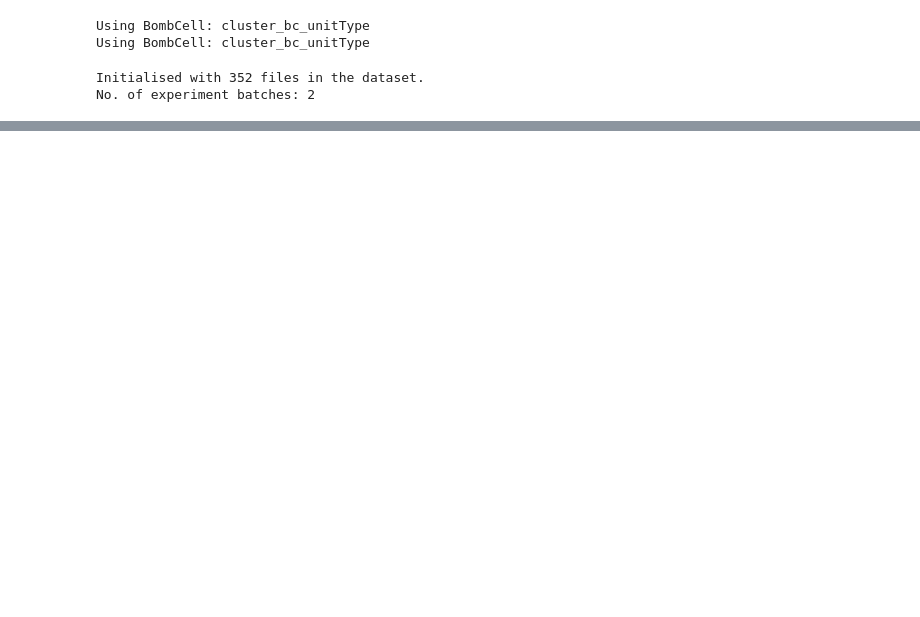
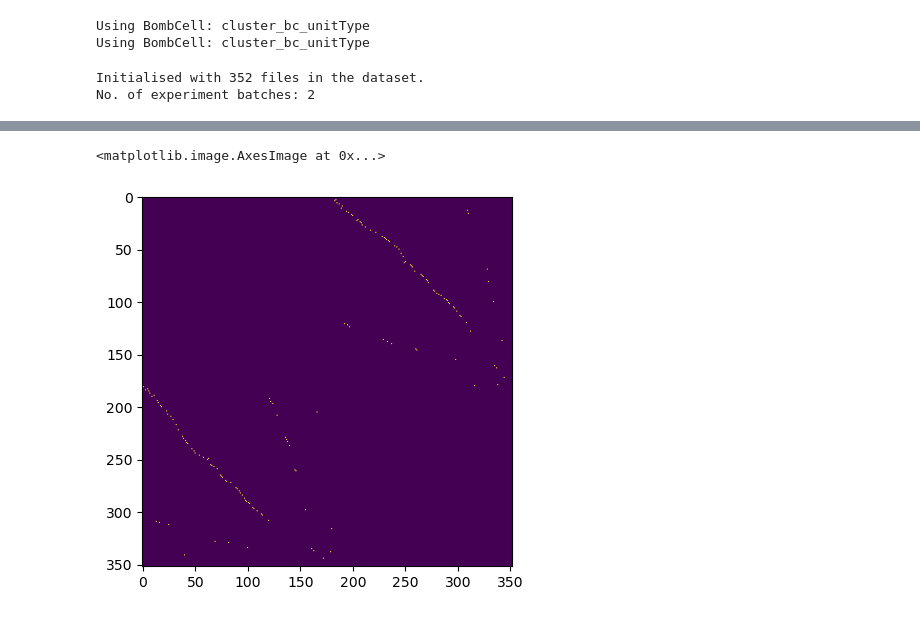
Before and after one commit to EnnyvanBeest/UnitMatch, a Jupyter notebook: UnitMatchPy/Demo Notebooks/DeepUnitMatch.ipynb, the cells around one changed output, grey strips where cells are left out. Saved outputs shown, nothing was run; the diff lists cells and outputs as text; code cells hidden in the pictures; blank space fills up the shorter version.

```diff
--- a/UnitMatchPy/Demo Notebooks/DeepUnitMatch.ipynb
+++ b/UnitMatchPy/Demo Notebooks/DeepUnitMatch.ipynb
@@ -46,0 +99,13 @@ No. of experiment batches: 2
+# %%
+# Process the output probability matrix to get final set of matches (across sessions)
+within_session = (session_id[:, None] == session_id).astype(int)
+probs = output_prob_matrix.copy()
+probs[within_session == True] = 0
+matches = probs > 0.5
+dir_filtered = test.directional_filter(matches)         # make the matching critera more stringent
+dir_filtered_matches = dir_filtered > 0.5
+confout = test.remove_conflicts(dir_filtered)           # ensure each neuron is only matched once
+plt.imshow(confout)
+# %% [output]
+<matplotlib.image.AxesImage at 0x...>
+[figure, added]
```
Also changed, not shown: parts of 8 cells of this notebook, 3 other files.
